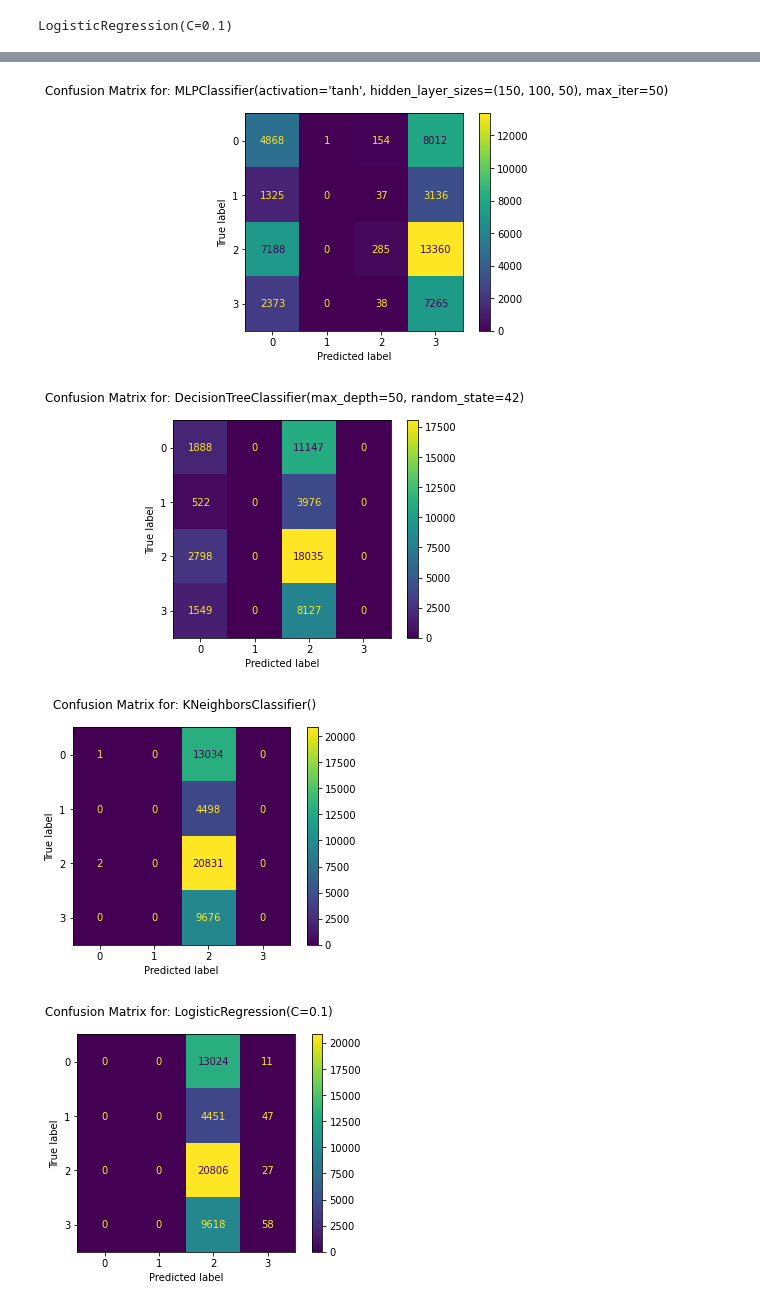
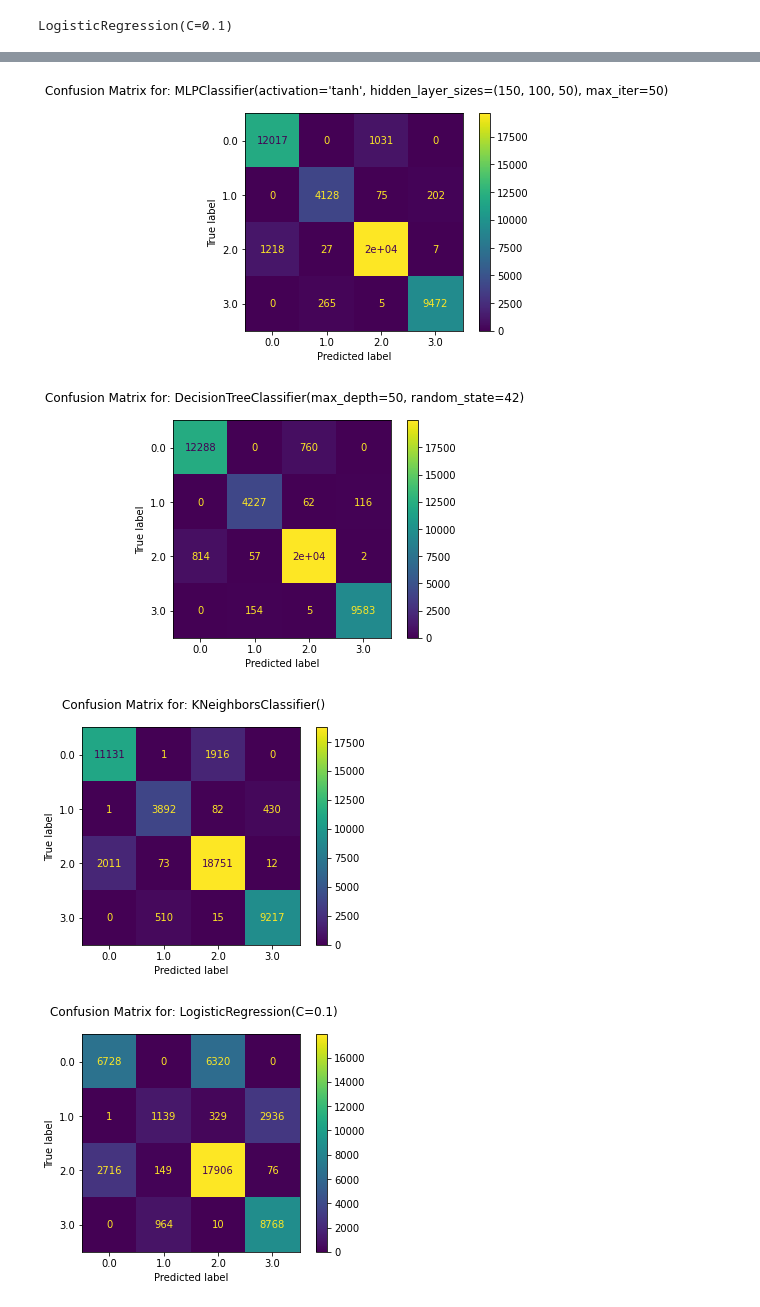
Before and after one commit to omgits0mar/AirlineML_Regression, a Jupyter notebook: ClassificationML.ipynb, the cells around one changed output, grey strips where cells are left out. Saved outputs shown, nothing was run; the diff lists cells and outputs as text; code cells hidden in the pictures.

```diff
--- a/ClassificationML.ipynb
+++ b/ClassificationML.ipynb
@@ -103,6 +109,7 @@ df['dayofyear'] = pd.DatetimeIndex(df['date']).dayofyear
 # %% [markdown]
 ### Data preprocessing : 'ch_code'
 # %%
-df['ch_code'] = lbl_enc.fit_transform(df[["ch_code"]])
+ch_enc = OrdinalEncoder(handle_unknown='use_encoded_value',unknown_value=9)
+df['ch_code'] = ch_enc.fit_transform(df[["ch_code"]])
 print(df['ch_code'])
 # %% [output]
@@ -173,6 +185,7 @@ df.head()
 # %% [markdown]
 ### Data preprocessing : 'type'
 # %%
-df['type'] = lbl_enc.fit_transform(df[["type"]])
+type_enc = OrdinalEncoder(handle_unknown='use_encoded_value',unknown_value=2)
+df['type'] = type_enc.fit_transform(df[["type"]])
 print(df['type'])
 # %% [output]
@@ -207,5 +225,6 @@ df.head()
 5 rows × 22 columns
 # %%
-df['source'] = lbl_enc.fit_transform(df[["source"]])
+source_enc = OrdinalEncoder(handle_unknown='use_encoded_value',unknown_value=6)
+df['source'] = source_enc.fit_transform(df[["source"]])
 print(df['source'])
 # %% [output]
@@ -224,7 +248,8 @@ Name: source, Length: 240208, dtype: int64
 # %%
-df['destination'] = lbl_enc.fit_transform(df[["destination"]])
+destination_enc = OrdinalEncoder(handle_unknown='use_encoded_value',unknown_value=6)
+df['destination'] = destination_enc.fit_transform(df[["destination"]])
 print(df['destination'])
-df = df.dropna()
+df = df.fillna(-1)
 df = df.drop(['airline', 'date', 'dep_time', "time_taken", 'arr_time', 'route',], axis=1)
 #df = pd.get_dummies(df)
 # %% [output]
@@ -337,7 +385,7 @@ weighted avg       0.71      0.72      0.70     48042
 from sklearn.metrics import plot_confusion_matrix
 
 for i, clf in enumerate((ridge, rfc, mlp_clf, dtree, knn, logestic)):
-    fig = plot_confusion_matrix(clf, XTest, YTest, display_labels=clf.classes_)
+    fig = plot_confusion_matrix(clf, testX_scaled, YTest, display_labels=clf.classes_)
     fig.figure_.suptitle("Confusion Matrix for: " + str(clf))
     plt.show()
 # %% [output]
@@ -346,7 +394,7 @@ for i, clf in enumerate((ridge, rfc, mlp_clf, dtree, knn, logestic)):
-[figure, old version]
+[figure, new version]
-[figure, old version]
+[figure, new version]
-[figure, old version]
+[figure, new version]
-[figure, old version]
+[figure, new version]
 # %%
 import joblib
 filename = '_ClassificationModel.sav'
```
Also changed, not shown: parts of 19 cells of this notebook.
